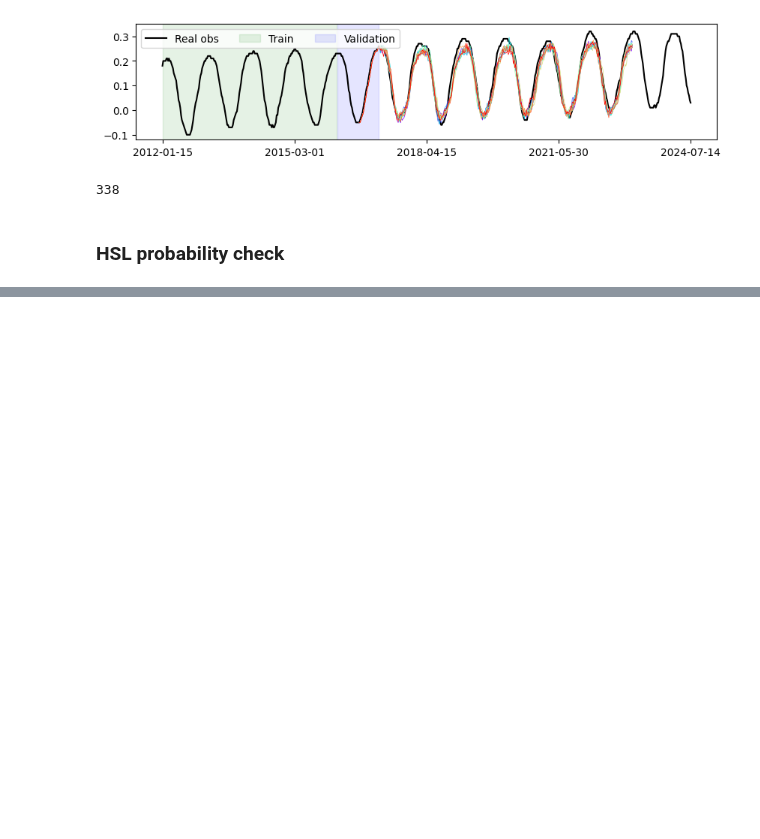
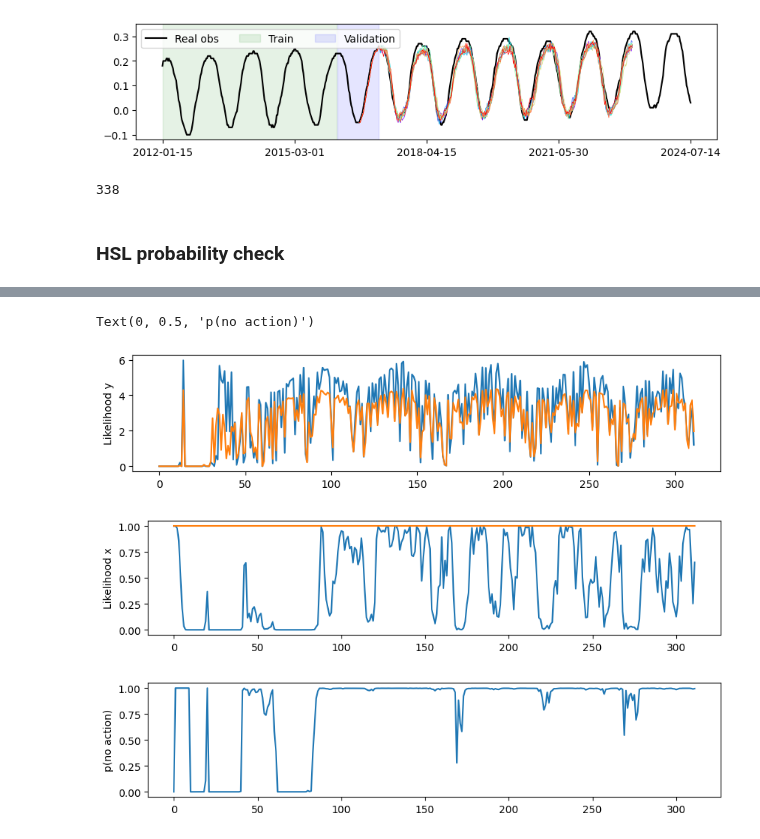
Before and after one commit to zhanwen-xin/cuTAGI, a Jupyter notebook: examples/hsl_il_real_ts_tagiv_agent.ipynb, the cells around one changed output, grey strips where cells are left out. Saved outputs shown, nothing was run; the diff lists cells and outputs as text; code cells hidden in the pictures; blank space fills up the shorter version.

```diff
--- a/examples/hsl_il_real_ts_tagiv_agent.ipynb
+++ b/examples/hsl_il_real_ts_tagiv_agent.ipynb
@@ -142,0 +181,28 @@ syn_ts_dtl = SyntheticTimeSeriesDataloader(
+# %%
+# Get the initial values after running the training and validation sets
+batch_iter = train_val_dtl.create_data_loader(batch_size=1, shuffle=False)
+
+mu_preds_lstm = []
+var_preds_lstm = []
+obs_norm = []
+
+ts_model.init_ssm_hs()
+
+x_ls_d = {'mu': x_init_d['mu'], 'var': x_init_d['var']}
+
+for i, (x, y) in enumerate(batch_iter):
+    mu_x, var_x = process_input_ssm(
+        mu_x = x, mu_preds_lstm = mu_preds_lstm, var_preds_lstm = var_preds_lstm,
+        input_seq_len = input_seq_len, num_features = num_features,
+        )
+    # Feed forward
+    y_pred, Sy_pred, z_pred, Sz_pred, m_pred, v_pred = ts_model(mu_x, var_x)
+    # Backward
+    z_update, Sz_update = ts_model.backward(mu_obs = y, var_obs = var_y, train_LSTM = False)
+
+    mu_preds_lstm.extend(m_pred)
+    var_preds_lstm.extend(v_pred)
+
+init_z = ts_model.z
+init_Sz = ts_model.Sz
+x_init_d['mu'][-1] = init_z[-2]
@@ -142,0 +518,21 @@ syn_ts_dtl = SyntheticTimeSeriesDataloader(
+# %%
+plt.figure(figsize=(10, 2))
+plt.plot(y_likelihood_na_all)
+plt.plot(y_likelihood_a_all)
+plt.ylabel('Likelihood y')
+
+plt.figure(figsize=(10, 2))
+plt.plot(x_likelihood_na_all)
+plt.plot(x_likelihood_a_all)
+plt.ylim(-0.05, 1.05)
+plt.ylabel('Likelihood x')
+
+plt.figure(figsize=(10, 2))
+plt.plot(p_na_all)
+plt.ylim(-0.05, 1.05)
+plt.ylabel('p(no action)')
+# %% [output]
+Text(0, 0.5, 'p(no action)')
+[figure, added]
+[figure, added]
+[figure, added]
```
Also changed, not shown: parts of 11 cells of this notebook, 1 other file.
